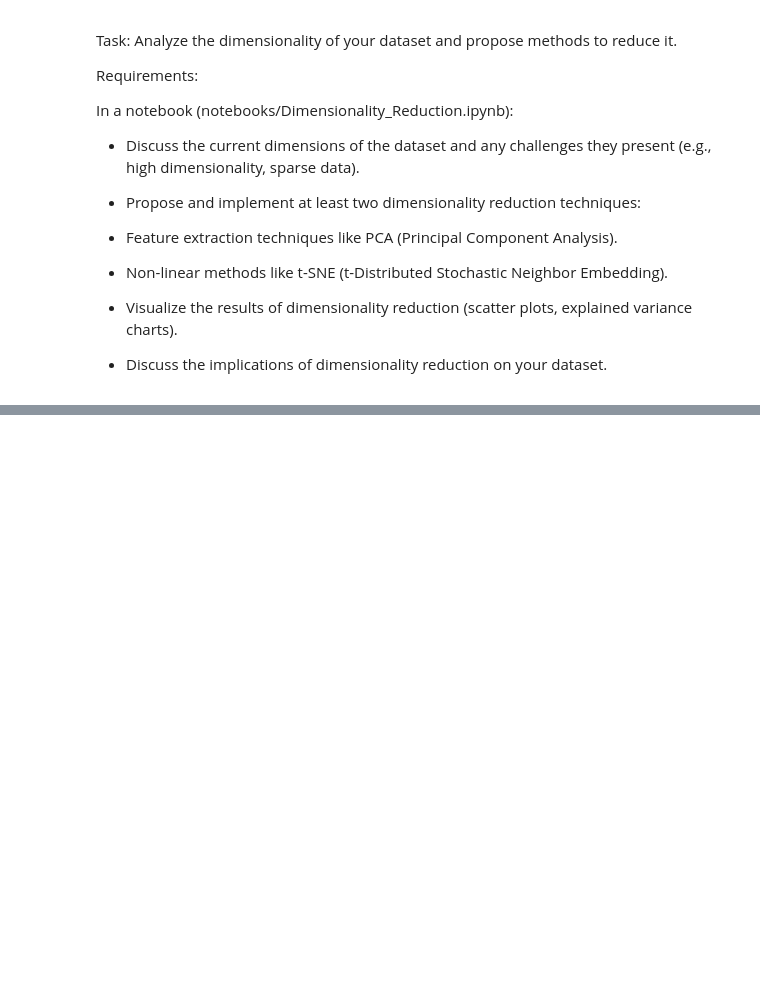
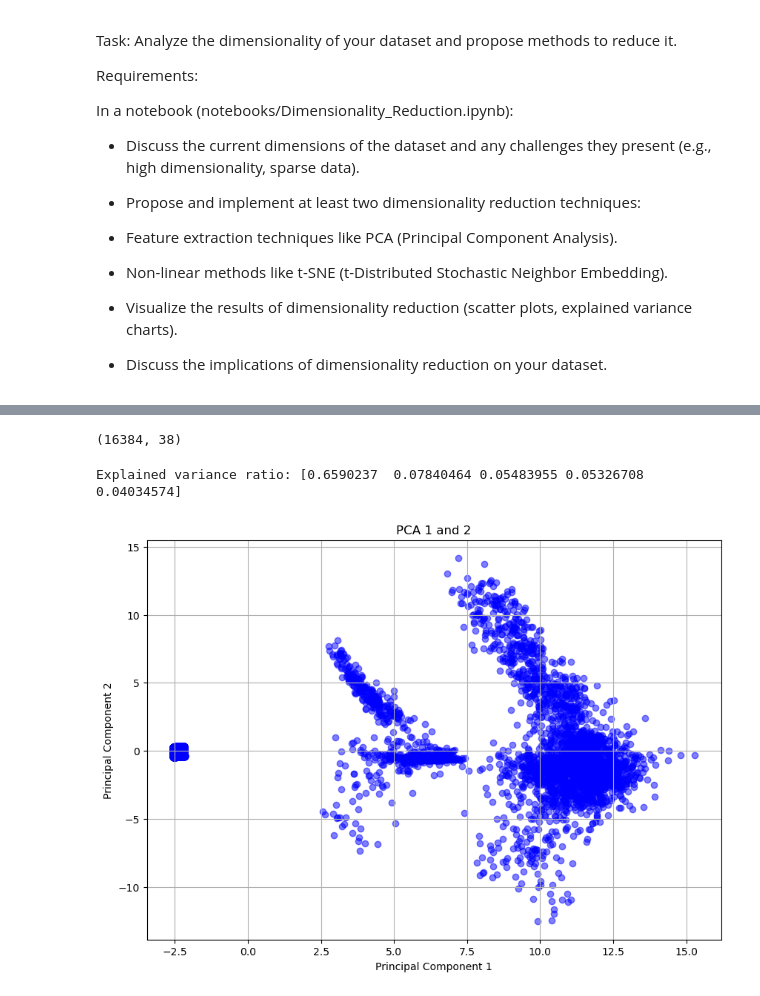
Before and after one commit to UW-MLGEO/MLGEO2024_SnowDepth, a Jupyter notebook: notebooks/Dimensionality_Reduction.ipynb, the cells around one changed output, grey strips where cells are left out. Drawn from its saved outputs; the diff is of its cells as text; code cells hidden in the pictures; blank space fills up the shorter version.

```diff
--- a/notebooks/Dimensionality_Reduction.ipynb
+++ b/notebooks/Dimensionality_Reduction.ipynb
@@ -40,0 +42,4 @@ In a notebook (notebooks/Dimensionality_Reduction.ipynb):
+# %%
+# grab data paths
+data_dir = '/mnt/c/Users/JackE/uw/courses/aut24/ml_geo/final_data/subsets_v4/train'
+path_list = glob(f'{data_dir}/ASO_50M_SD*.nc')
@@ -40,0 +101,41 @@ In a notebook (notebooks/Dimensionality_Reduction.ipynb):
+# %%
+train_data = deep_snow.dataset.Dataset(path_list, selected_channels, norm=True)
+train_loader = torch.utils.data.DataLoader(dataset=train_data, batch_size=1, shuffle=True)
+# %%
+# let's just look into one training file
+for i, data_tuple in enumerate(train_loader):
+    data_dict = {name: tensor.squeeze() for name, tensor in zip(selected_channels, data_tuple)}
+    break
+# %%
+# Convert each tensor in the dictionary to a NumPy array
+data_dict_np = {key: tensor.numpy().flatten() for key, tensor in data_dict.items()}
+# Convert dictionary to DataFrame
+df = pd.DataFrame(data_dict_np)
+# %%
+df.shape
+# %% [output]
+(16384, 38)
+# %%
+# PCA time
+# I won't do this for every file due to computation time but here's for one file
+from sklearn.preprocessing import StandardScaler
+from sklearn.decomposition import PCA
+# Standardize the data before applying PCA
+scaler = StandardScaler()
+df_scaled = scaler.fit_transform(df)
+# Apply PCA
+pca = PCA(n_components=5)
+df_pca = pca.fit_transform(df_scaled)
+# Display the explained variance ratio
+print("Explained variance ratio:", pca.explained_variance_ratio_)
+# Plot the PCA results
+plt.figure(figsize=(10, 7))
+plt.scatter(df_pca[:, 0], df_pca[:, 1], c='blue', alpha=0.5)
+plt.xlabel('Principal Component 1')
+plt.ylabel('Principal Component 2')
+plt.title('PCA 1 and 2')
+plt.grid(True)
+plt.show()
+# %% [output]
+Explained variance ratio: [0.6590237  0.07840464 0.05483955 0.05326708 0.04034574]
+[figure, added]
```
Also changed, not shown: parts of 9 cells of this notebook, 7 other files.
